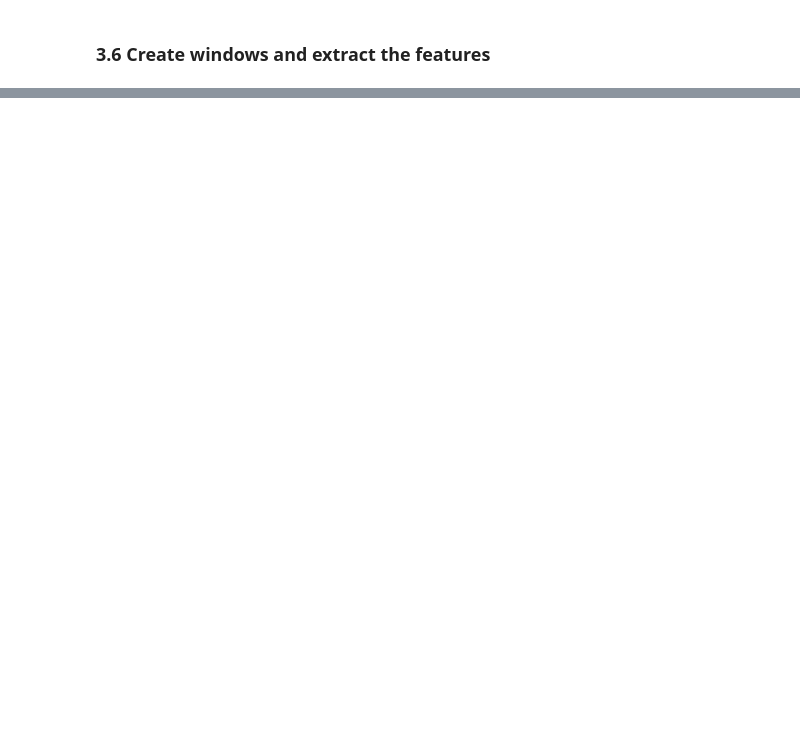
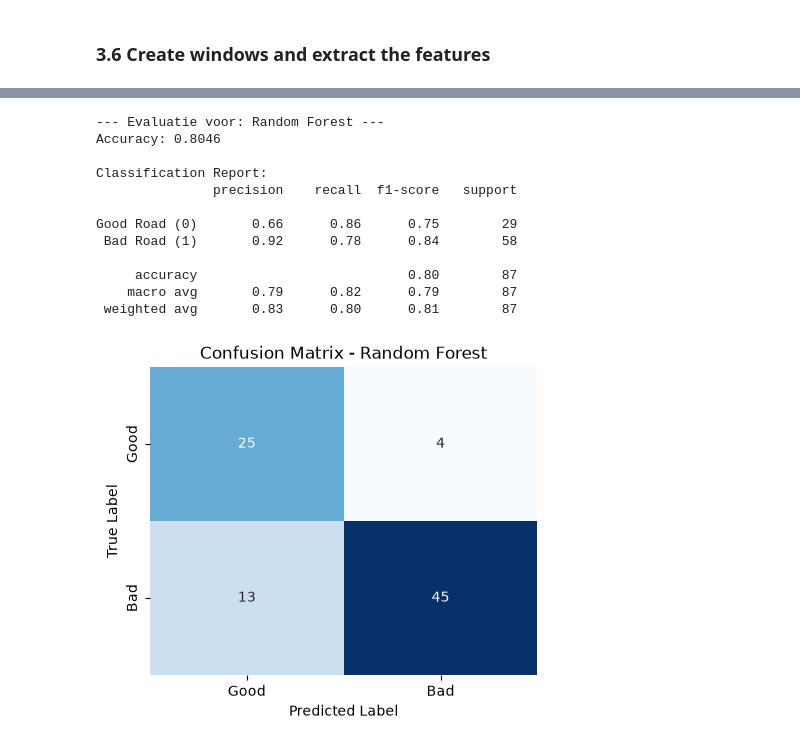
Before and after one commit to yoeri-stassen/5ARE0-cycling-assignment, a Jupyter notebook: Group13_cyclinglane_classifier.ipynb, the cells around one changed output, grey strips where cells are left out. Saved outputs shown, nothing was run; the diff lists cells and outputs as text; code cells hidden in the pictures; blank space fills up the shorter version.

```diff
--- a/Group13_cyclinglane_classifier.ipynb
+++ b/Group13_cyclinglane_classifier.ipynb
@@ -234,0 +328,39 @@ print("\nFeature sample preview (Good roads):\n", features_good.head(3))
+# %%
+def evaluate_model(model, X_te, y_te, model_name="Model"):
+    """Evalueer een getraind model en print de resultaten overzichtelijk."""
+    y_pred = model.predict(X_te)
+
+    acc = accuracy_score(y_te, y_pred)
+    print(f"--- Evaluatie voor: {model_name} ---")
+    print(f"Accuracy: {acc:.4f}\n")
+    print("Classification Report:")
+    print(classification_report(y_te, y_pred, target_names=['Good Road (0)', 'Bad Road (1)']))
+
+    # Plot Confusion Matrix
+    plt.figure(figsize=(5, 4))
+    cm = confusion_matrix(y_te, y_pred)
+    sns.heatmap(cm, annot=True, fmt='d', cmap='Blues', cbar=False,
+                xticklabels=['Good', 'Bad'], yticklabels=['Good', 'Bad'])
+    plt.title(f'Confusion Matrix - {model_name}')
+    plt.ylabel('True Label')
+    plt.xlabel('Predicted Label')
+    plt.show()
+def evaluate_model(model, X_te, y_te, model_name="Model"):
+    """Evalueer een getraind model en print de resultaten overzichtelijk."""
+    y_pred = model.predict(X_te)
+
+    acc = accuracy_score(y_te, y_pred)
+    print(f"--- Evaluatie voor: {model_name} ---")
+    print(f"Accuracy: {acc:.4f}\n")
+    print("Classification Report:")
+    print(classification_report(y_te, y_pred, target_names=['Good Road (0)', 'Bad Road (1)']))
+
+    # Plot Confusion Matrix
+    plt.figure(figsize=(5, 4))
+    cm = confusion_matrix(y_te, y_pred)
+    sns.heatmap(cm, annot=True, fmt='d', cmap='Blues', cbar=False,
+                xticklabels=['Good', 'Bad'], yticklabels=['Good', 'Bad'])
+    plt.title(f'Confusion Matrix - {model_name}')
+    plt.ylabel('True Label')
+    plt.xlabel('Predicted Label')
+    plt.show()
@@ -234,0 +371,20 @@ print("\nFeature sample preview (Good roads):\n", features_good.head(3))
+# %%
+# Voorbeeld voor Model 1: Random Forest
+rf_model = RandomForestClassifier(random_state=42)
+rf_model.fit(X_train, y_train) # Of X_train_scaled
+
+evaluate_model(rf_model, X_test, y_test, model_name="Random Forest")
+# %% [output]
+--- Evaluatie voor: Random Forest ---
+Accuracy: 0.8046
+
+Classification Report:
+               precision    recall  f1-score   support
+
+Good Road (0)       0.66      0.86      0.75        29
+ Bad Road (1)       0.92      0.78      0.84        58
+
+     accuracy                           0.80        87
+    macro avg       0.79      0.82      0.79        87
+ weighted avg       0.83      0.80      0.81        87
+[figure, added]
```
Also changed, not shown: parts of 34 cells of this notebook.
